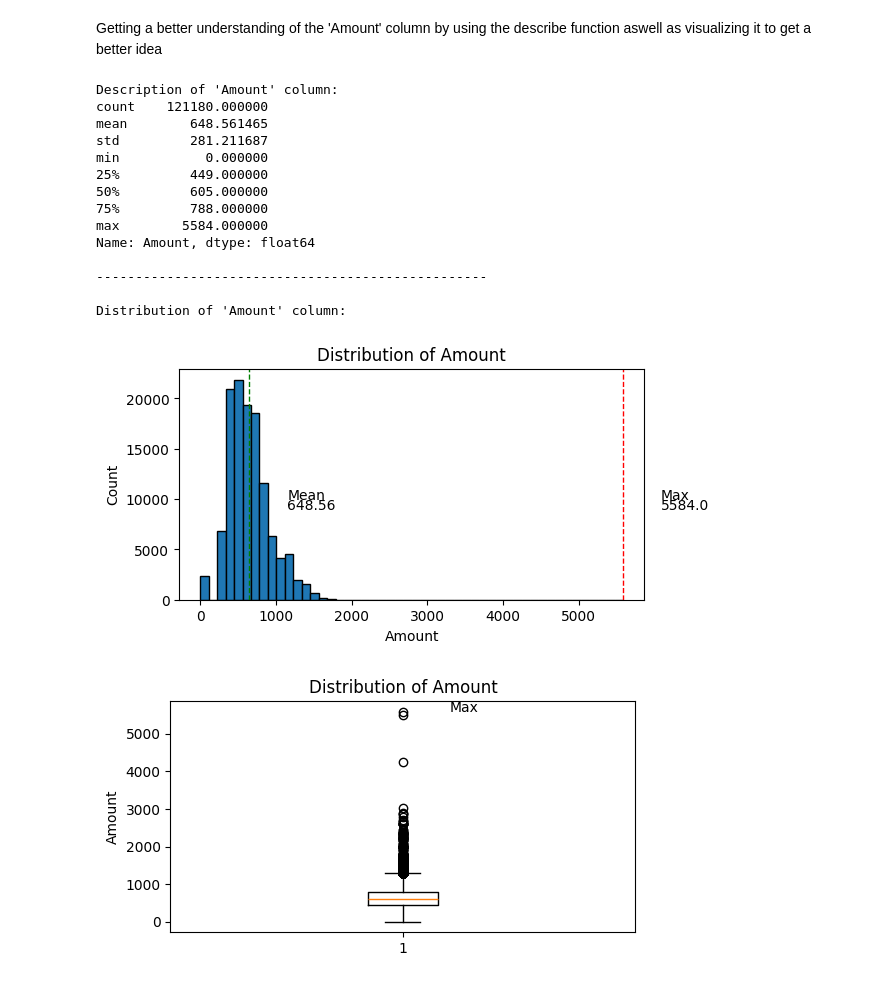
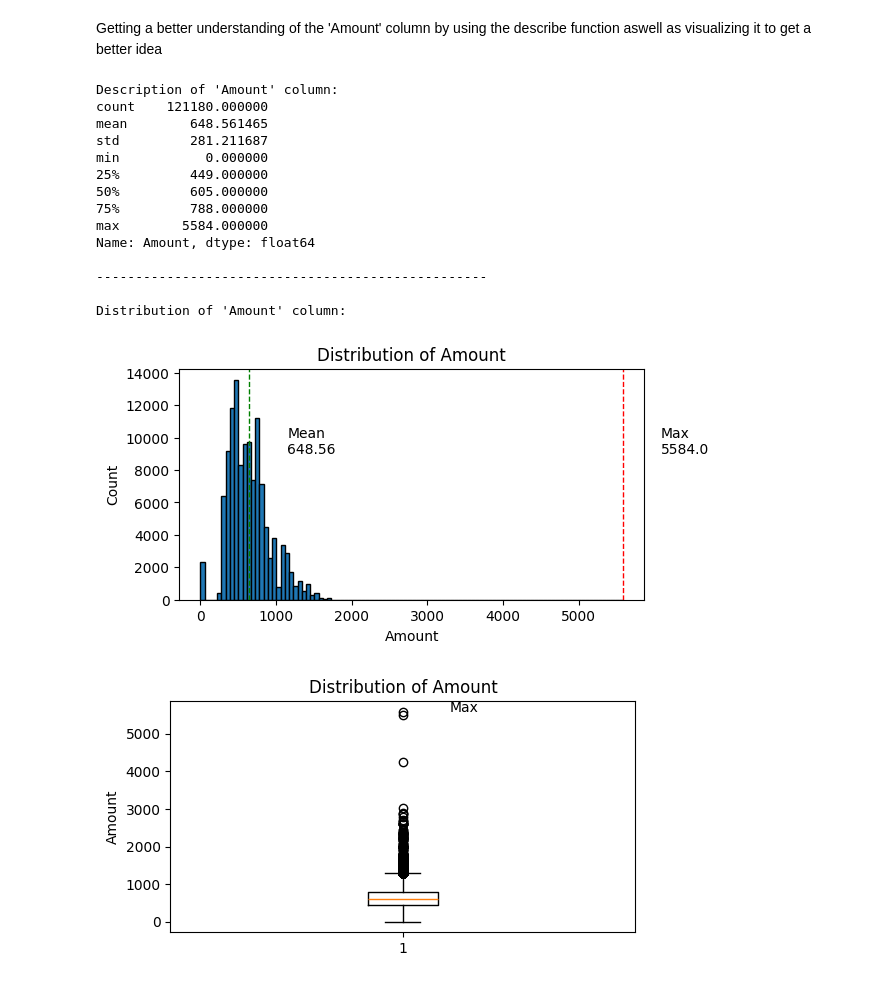
Before and after one commit to jesab/ml_assignment_1, a Jupyter notebook: JonathanSouty_ML_Assignment_1_DataPreProcessing.ipynb, the cells around one changed output. Drawn from its saved outputs; the diff is of its cells as text; code cells hidden in the pictures.

```diff
--- a/JonathanSouty_ML_Assignment_1_DataPreProcessing.ipynb
+++ b/JonathanSouty_ML_Assignment_1_DataPreProcessing.ipynb
@@ -338,10 +338,3 @@ half_count = len(df) // 2
 
 # convert the first half of the 'Style' column to lowercase
 df.loc[:half_count, 'Style'] = df.loc[:half_count, 'Style'].str.lower()
-
-# same as previous code block just to get the order right
-if lowercase_count > 0:
-    print(f'Lowercase characters found in {lowercase_count}/{total_row_count} rows of Style column. Converted them to uppercase.')
-    df['Style'] = df['Style'].str.upper()
-else:
-    print('All characters in Style column are already uppercase.')
@@ -491,35 +482,35 @@ print(df['Amount'].describe())
 print(line_break)
 
 # lets visualize the distribution of the 'Amount' column
 print("Distribution of 'Amount' column:")
 plt.figure(figsize=(6, 3))
-plt.hist(df['Amount'], bins=50, edgecolor='black')
+plt.hist(df['Amount'], bins=100, edgecolor='black')
 plt.title('Distribution of Amount')
 plt.xlabel('Amount')
 plt.ylabel('Count')
 plt.axvline(df['Amount'].max(), color='red', linestyle='dashed', linewidth=1)
 plt.text(df['Amount'].max() + 500, 10000, 'Max', rotation=360)
 plt.text(df['Amount'].max() + 500, 9000, df['Amount'].max())
 plt.axvline(df['Amount'].mean(), color='green', linestyle='dashed', linewidth=1)
 plt.text(df['Amount'].mean() + 500, 10000, 'Mean', rotation=360)
 plt.text(df['Amount'].mean() + 500, 9000, round(df['Amount'].mean(), 2))
 plt.show()
 # %% [output]
 Description of 'Amount' column:
 count    121180.000000
 mean        648.561465
 std         281.211687
 min           0.000000
 25%         449.000000
 50%         605.000000
 75%         788.000000
 max        5584.000000
 Name: Amount, dtype: float64
 
 --------------------------------------------------
 
 Distribution of 'Amount' column:
-[figure, old version]
+[figure, new version]
 # %%
 # visualize the amount column but i want to see the outliers better
 plt.figure(figsize=(6, 3))
```
Also changed, not shown: parts of 1 cell of this notebook, 3 other files.
